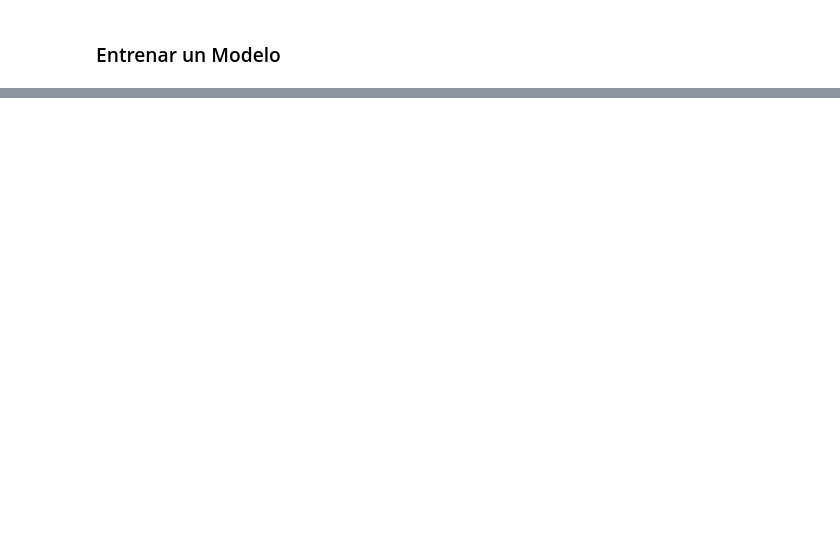
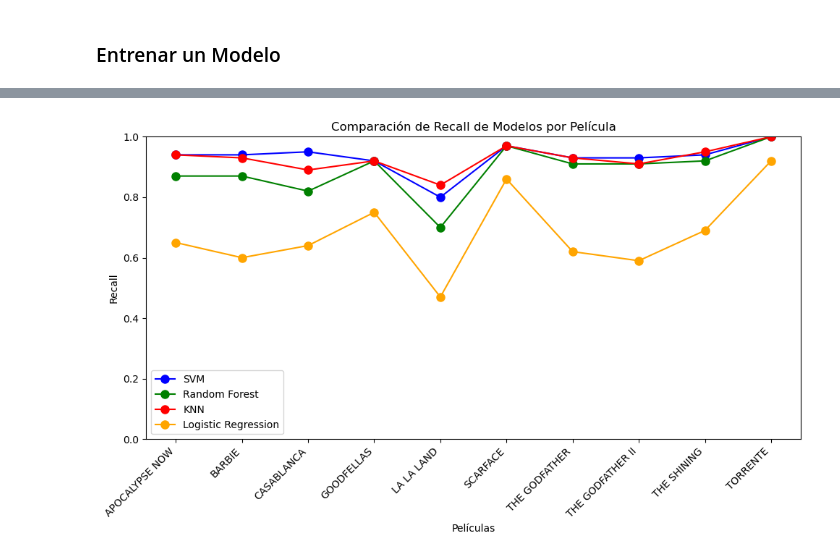
Before and after one commit to DAVIDARAUJOOOOO/FRAME-PREDICTION, a Jupyter notebook: Kaggle.ipynb, the cells around one changed output, grey strips where cells are left out. Drawn from its saved outputs; the diff is of its cells as text; code cells hidden in the pictures; blank space fills up the shorter version.

```diff
--- a/Kaggle.ipynb
+++ b/Kaggle.ipynb
@@ -586,0 +954,29 @@ print("Precisión:", accuracy)
+# %%
+clases = metrics_recall['Clase']
+
+svm_recall = metrics_recall['SVM Recall']
+rf_recall = metrics_recall['Random Forest Recall']
+knn_recall = metrics_recall['KNN Recall']
+logreg_recall = metrics_recall['Logistic Regression Recall']
+
+# Configuración del gráfico
+fig, ax = plt.subplots(figsize=(10, 6))
+
+ax.plot(clases, svm_recall, marker='o', label='SVM', color='blue', linestyle='-', markersize=8)
+ax.plot(clases, rf_recall, marker='o', label='Random Forest', color='green', linestyle='-', markersize=8)
+ax.plot(clases, knn_recall, marker='o', label='KNN', color='red', linestyle='-', markersize=8)
+ax.plot(clases, logreg_recall, marker='o', label='Logistic Regression', color='orange', linestyle='-', markersize=8)
+
+ax.set_xlabel('Películas')
+ax.set_ylabel('Recall')
+ax.set_title('Comparación de Recall de Modelos por Película')
+ax.set_xticklabels(clases, rotation=45, ha='right')
+ax.set_ylim(0, 1)
+
+
+ax.legend()
+
+plt.tight_layout()
+plt.show()
+# %% [output]
+[figure, added]
```
Also changed, not shown: parts of 20 cells of this notebook.
